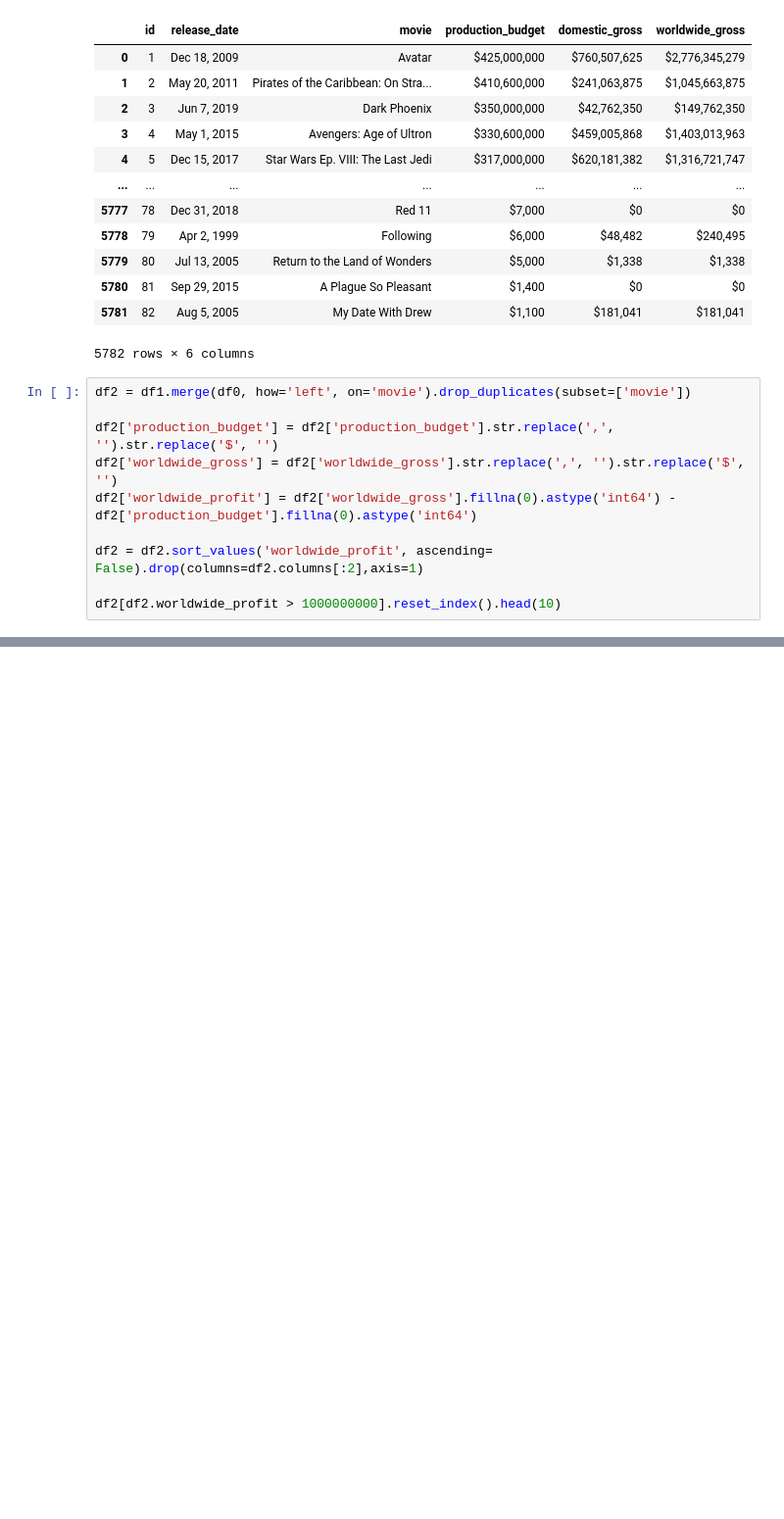
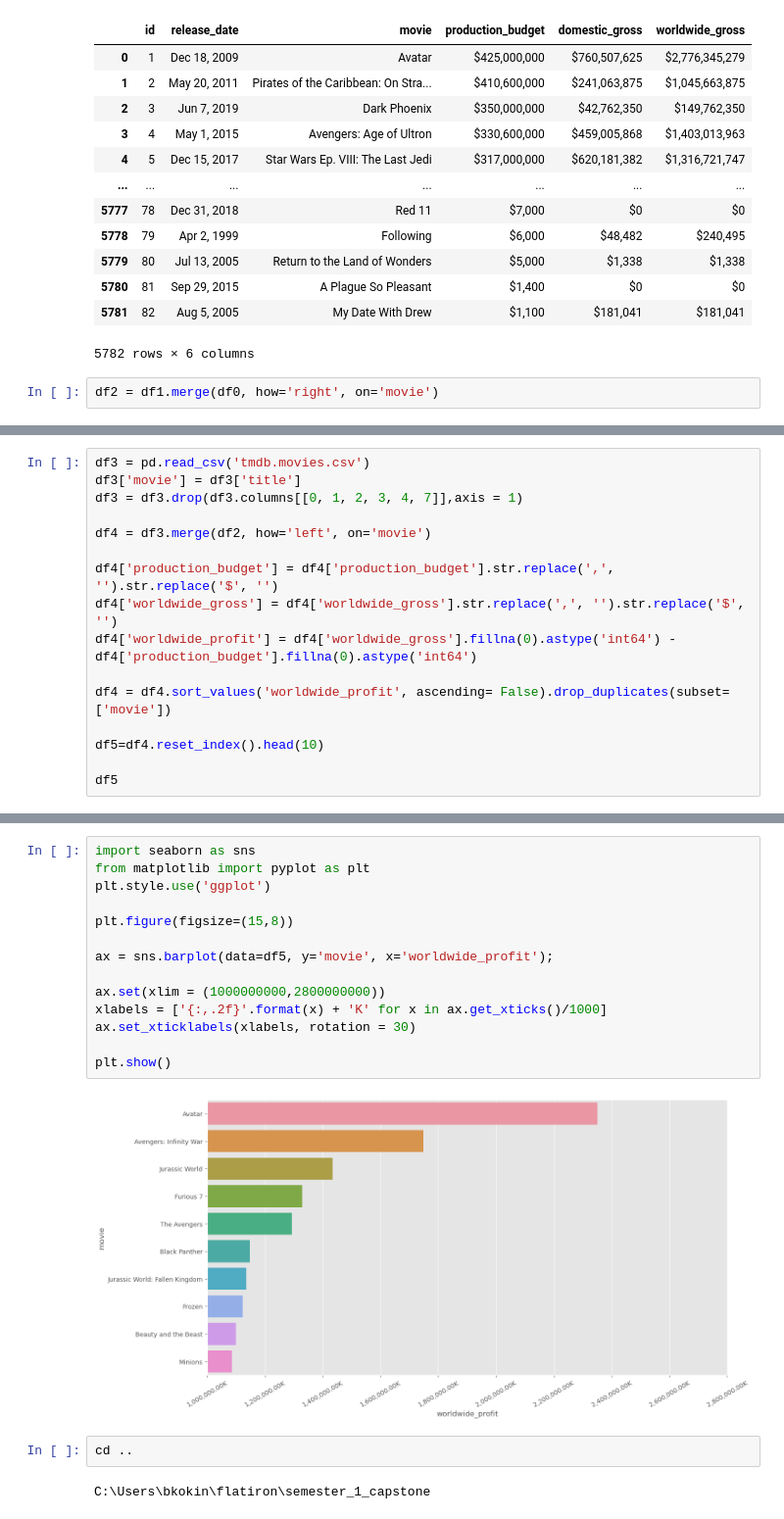
Before and after one commit to bkokin/semester_1_capstone, a Jupyter notebook: exploratory_work/Exploratory_Analysis_BK.ipynb, the cells around one changed output, grey strips where cells are left out. Shown: that part at 98% size. Cells and saved outputs as stored; diff of their text form; blank space fills up the shorter version.

```diff
--- a/exploratory_work/Exploratory_Analysis_BK.ipynb
+++ b/exploratory_work/Exploratory_Analysis_BK.ipynb
@@ -49,12 +47,4 @@ df1
 | 5781 | 82 | Aug 5, 2005 | My Date With Drew | $1,100 | $181,041 | $181,041 |
 5782 rows × 6 columns
 # %%
-df2 = df1.merge(df0, how='left', on='movie').drop_duplicates(subset=['movie'])
-
-df2['production_budget'] = df2['production_budget'].str.replace(',', '').str.replace('$', '')
-df2['worldwide_gross'] = df2['worldwide_gross'].str.replace(',', '').str.replace('$', '')
-df2['worldwide_profit'] = df2['worldwide_gross'].fillna(0).astype('int64') - df2['production_budget'].fillna(0).astype('int64')
-
-df2 = df2.sort_values('worldwide_profit', ascending= False).drop(columns=df2.columns[:2],axis=1)
-
-df2[df2.worldwide_profit > 1000000000].reset_index().head(10)
+df2 = df1.merge(df0, how='right', on='movie')
@@ -72,0 +51,16 @@ df2[df2.worldwide_profit > 1000000000].reset_index().head(10)
+# %%
+df3 = pd.read_csv('tmdb.movies.csv')
+df3['movie'] = df3['title']
+df3 = df3.drop(df3.columns[[0, 1, 2, 3, 4, 7]],axis = 1)
+
+df4 = df3.merge(df2, how='left', on='movie')
+
+df4['production_budget'] = df4['production_budget'].str.replace(',', '').str.replace('$', '')
+df4['worldwide_gross'] = df4['worldwide_gross'].str.replace(',', '').str.replace('$', '')
+df4['worldwide_profit'] = df4['worldwide_gross'].fillna(0).astype('int64') - df4['production_budget'].fillna(0).astype('int64')
+
+df4 = df4.sort_values('worldwide_profit', ascending= False).drop_duplicates(subset=['movie'])
+
+df5=df4.reset_index().head(10)
+
+df5
@@ -72,0 +79,20 @@ df2[df2.worldwide_profit > 1000000000].reset_index().head(10)
+# %%
+import seaborn as sns
+from matplotlib import pyplot as plt
+plt.style.use('ggplot')
+
+plt.figure(figsize=(15,8))
+
+ax = sns.barplot(data=df5, y='movie', x='worldwide_profit');
+
+ax.set(xlim = (1000000000,2800000000))
+xlabels = ['{:,.2f}'.format(x) + 'K' for x in ax.get_xticks()/1000]
+ax.set_xticklabels(xlabels, rotation = 30)
+
+plt.show()
+# %% [output]
+[figure, added]
+# %%
+cd ..
+# %% [output]
+C:\Users\bkokin\flatiron\semester_1_capstone
```
Also changed, not shown: parts of 5 cells of this notebook, 1 other file.
